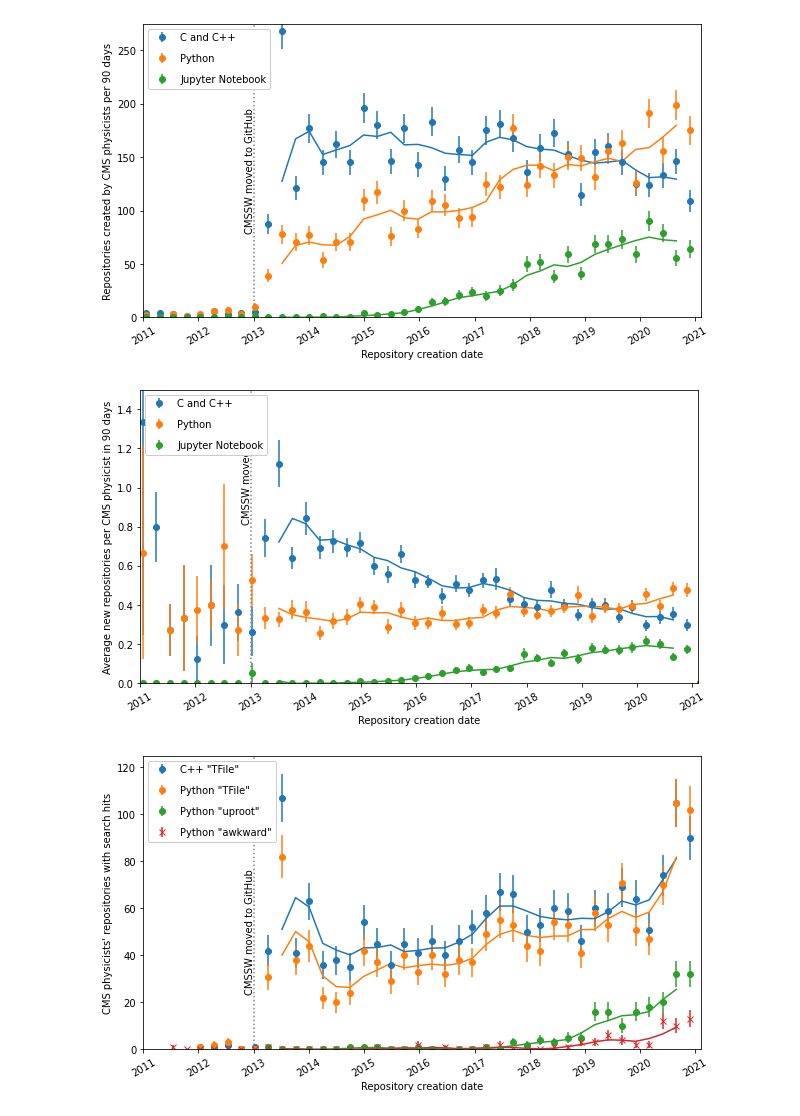
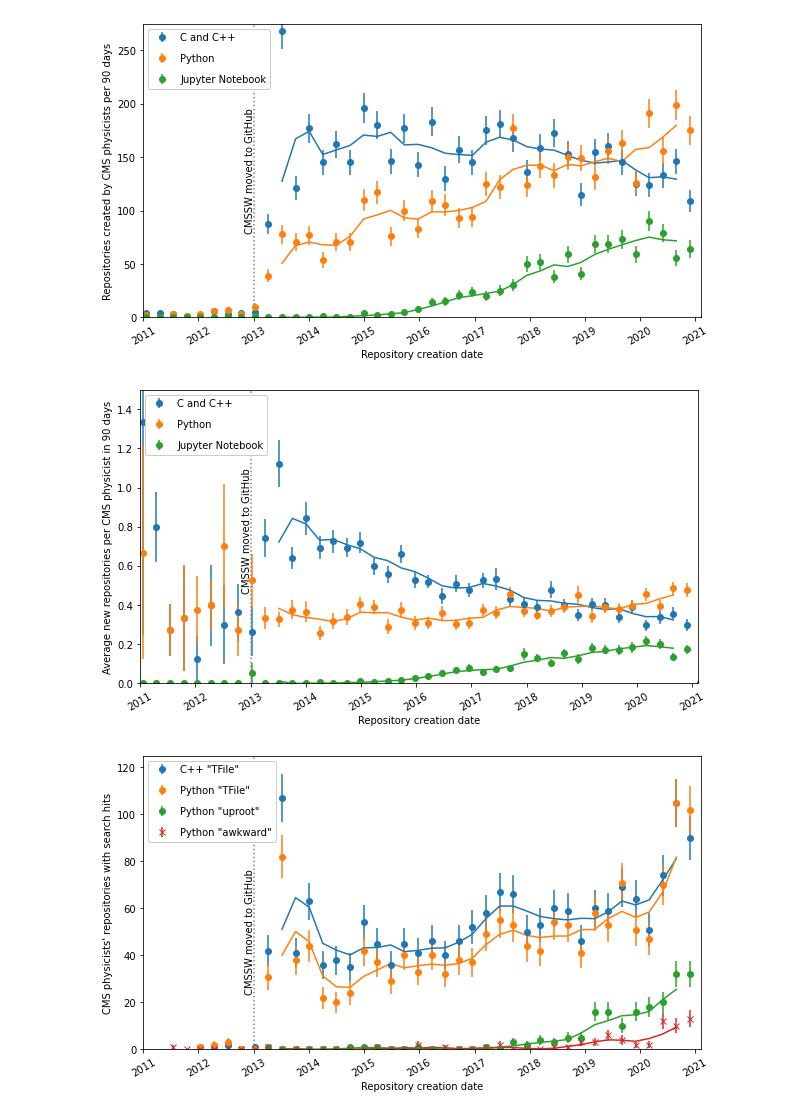
Before and after one commit to jpivarski-talks/2021-02-24-reload-statistics, a Jupyter notebook: analyze-github.ipynb, the cells around one changed output. Cells and saved outputs as stored; diff of their text form; code cells hidden in the pictures.

```diff
--- a/analyze-github.ipynb
+++ b/analyze-github.ipynb
@@ -121,24 +122,24 @@ yerr = np.sqrt((sumxx / sum1) - (sumx / sum1)**2) / np.sqrt(sum1)
 # %%
 ax = y.plot(yerr=yerr, marker="o", ls="none", rot=0, figsize=(10, 6))
 smooth([y["C and C++"], y["Python"], y["Jupyter"]], ["tab:blue", "tab:orange", "tab:green"], ax)
 ax.axvline(pd.to_datetime("2013-01-01"), c="gray", ls=":")
-ax.text(pd.to_datetime("2013-01-01") - pd.to_timedelta("60 days"), 1.5*0.97, "CMSSW moved to GitHub", rotation=90, va="top")
+ax.text(pd.to_datetime("2013-01-01") - pd.to_timedelta("60 days"), 1.1, "CMSSW moved to GitHub", rotation=90, va="top")
 years = ("2011", "2012", "2013", "2014", "2015", "2016", "2017", "2018", "2019", "2020", "2021")
 ax.set_xticks([pd.to_datetime(x + "-01-01") for x in years])
 ax.set_xticklabels(years, ha="center")
 ax.set_xlabel("Repository creation date")
 ax.set_ylabel("Average new repositories per CMS physicist in 90 days")
 ax.set_xlim(pd.to_datetime("2011-01-01"), pd.to_datetime("2021-02-10"))
 ax.set_ylim(0, 1.5)
 handles, labels = ax.get_legend_handles_labels()
 ax.legend(handles[3:], [
     "C and C++", "Python", "Jupyter Notebook",
 ], loc="upper left", labelspacing=1.1, framealpha=1)
 ax.get_figure().savefig("PLOTS-github/gihub-repo-language-byuser.svg")
 ax.get_figure().savefig("PLOTS-github/gihub-repo-language-byuser.pdf")
 ax.get_figure().savefig("PLOTS-github/gihub-repo-language-byuser.png")
 # %% [output]
-[figure, old version]
+[figure, new version]
 # %%
 def get_search_vstime(directory, wildcard="*", parent="forks-of-cmssw-2021-02-24/searches"):
     search_lists = {
```
Also changed, not shown: parts of 6 cells of this notebook.
